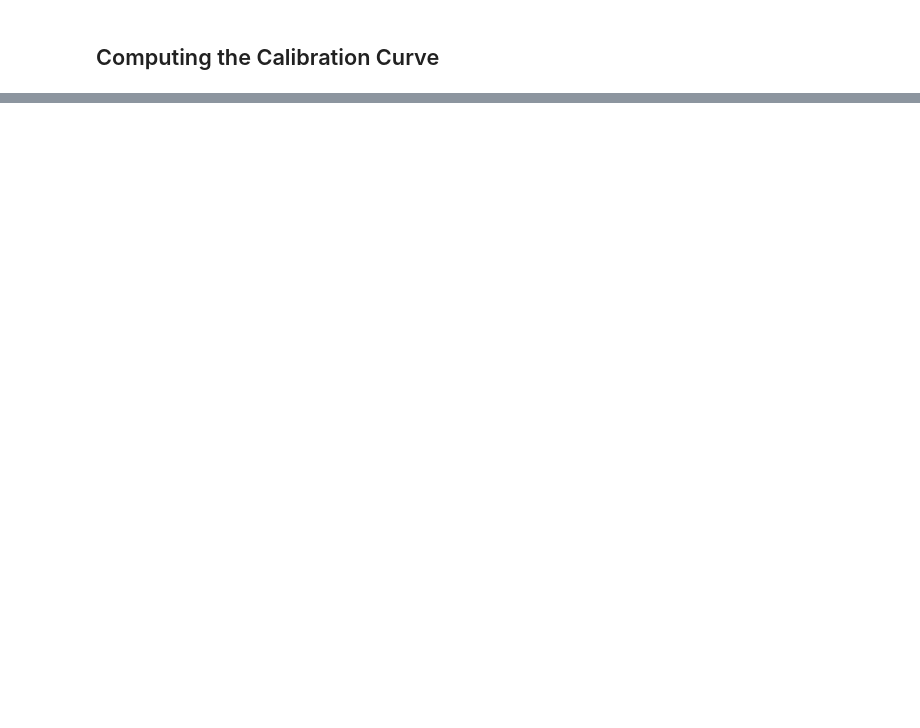
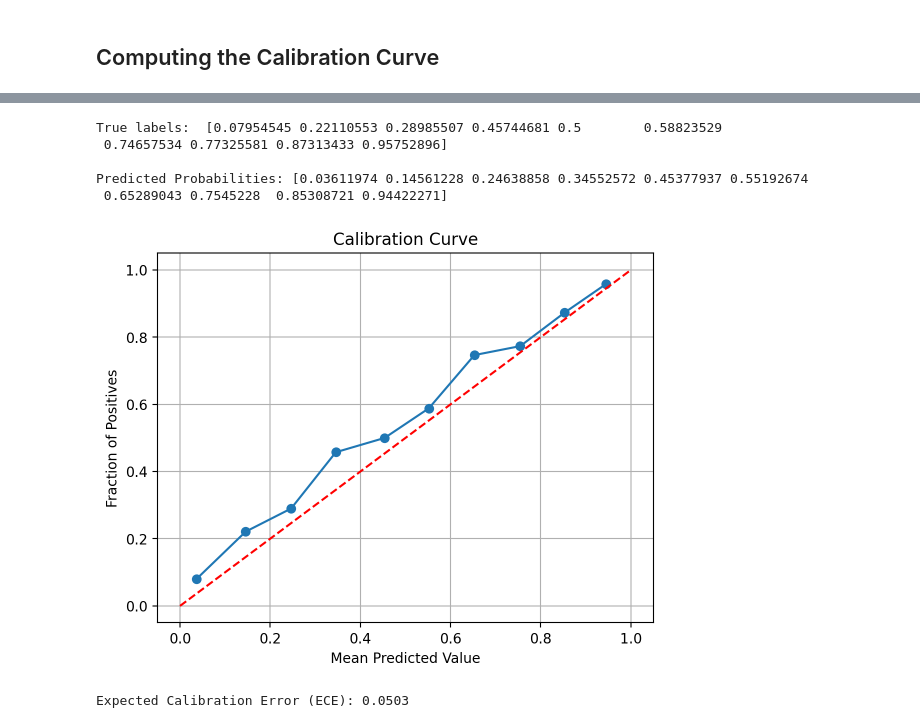
Before and after one commit to danitoribio/neural_networks, a Jupyter notebook: project2/Project2NN.ipynb, the cells around one changed output, grey strips where cells are left out. Drawn from its saved outputs; the diff is of its cells as text; code cells hidden in the pictures; blank space fills up the shorter version.

```diff
--- a/project2/Project2NN.ipynb
+++ b/project2/Project2NN.ipynb
@@ -269,0 +395,3 @@ print(samples_per_bin)
+# %%
+model = Lenet5_regularized()
+model.trainloop(trainloader,testloader,8)
@@ -269,0 +408,48 @@ print(samples_per_bin)
+# %%
+# First we select the true labels of the test data
+true_labels = testloader.dataset.targets.numpy()
+
+# The store the output value of the model for each image in the test set
+ac, outputs = model.compute_accuracy(testloader)
+outputs = np.concatenate(outputs) # concatenate the list of tensors into a single tensor
+
+# Now what we do is to select the first value of output if the true label is 0 and the second value if the true label is 1
+predicted_prob = [outputs[i][label] if label else outputs[i][1] for i, label in enumerate(true_labels)]
+# %%
+prob_true, prob_pred = calibration_curve(true_labels, predicted_prob, n_bins=10)
+print("True labels: ",prob_true, "\n")
+print("Predicted Probabilities:", prob_pred)
+
+# Plot calibration curve
+plt.figure()
+plt.plot(prob_pred, prob_true, marker='o', linestyle='-')
+plt.plot([0, 1], [0, 1], linestyle='--', color='red')  # Add a diagonal line for reference
+plt.xlabel('Mean Predicted Value')
+plt.ylabel('Fraction of Positives')
+plt.title('Calibration Curve')
+plt.grid(True)
+plt.show()
+# %% [output]
+True labels:  [0.07954545 0.22110553 0.28985507 0.45744681 0.5        0.58823529
+ 0.74657534 0.77325581 0.87313433 0.95752896]
+
+Predicted Probabilities: [0.03611974 0.14561228 0.24638858 0.34552572 0.45377937 0.55192674
+ 0.65289043 0.7545228  0.85308721 0.94422271]
+[figure, added]
+# %%
+# Assuming prob_true and prob_pred are given as in your plot and description
+
+# Assuming equally spaced bins and uniform distribution of samples across bins for simplicity
+# This is a simplification; for precise ECE, you would need the exact sample count per bin
+n = len(true_labels)  # Total number of samples
+M = len(prob_true)  # Number of bins
+samples_per_bin = n / M  # Assuming uniform distribution of samples across bins
+
+# vector = np.linspace(0, 1, bins)
+
+# Compute ECE
+ece = np.sum(np.abs(prob_true - prob_pred)) * (samples_per_bin / n)
+
+print(f"Expected Calibration Error (ECE): {ece:.4f}")
+# %% [output]
+Expected Calibration Error (ECE): 0.0503
```
Also changed, not shown: parts of 14 cells of this notebook.
